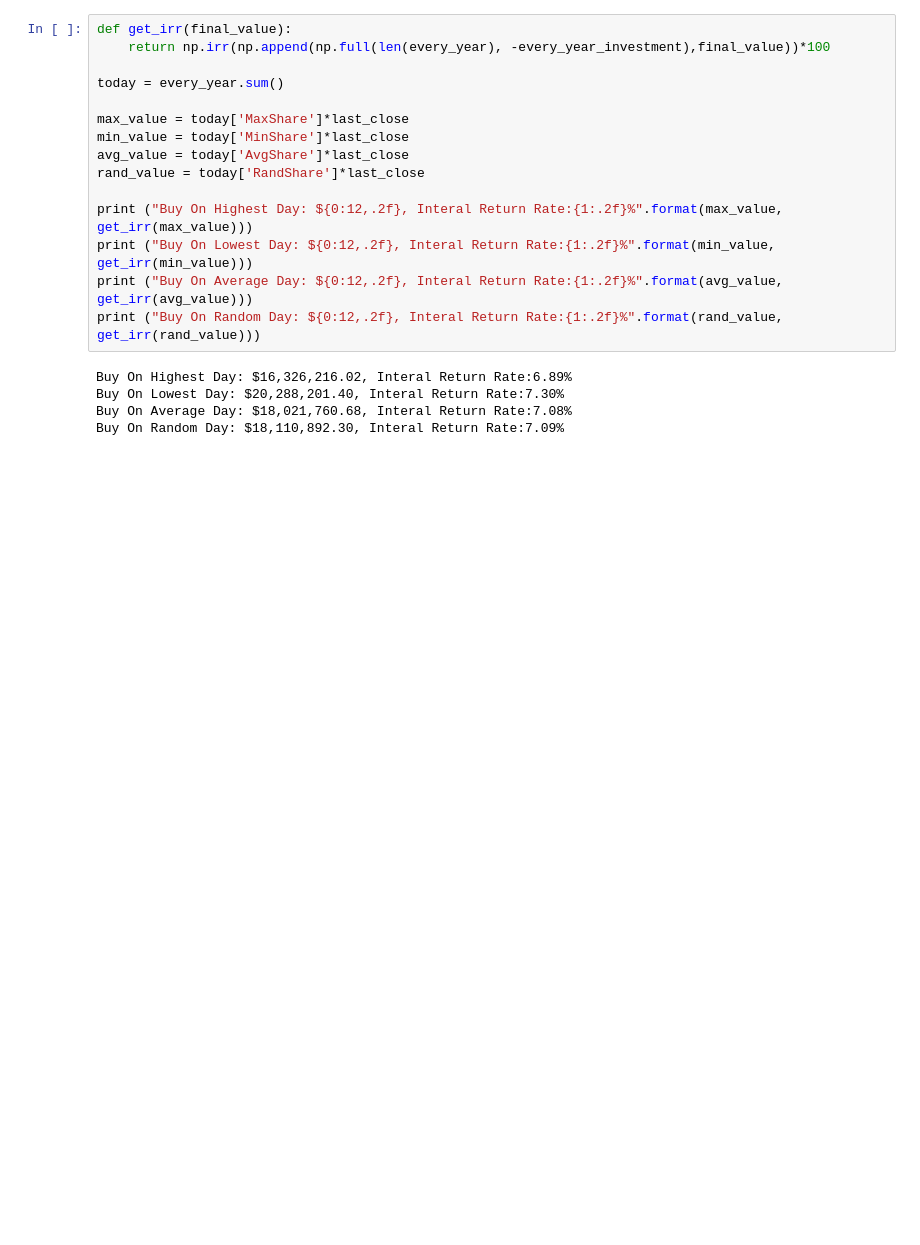
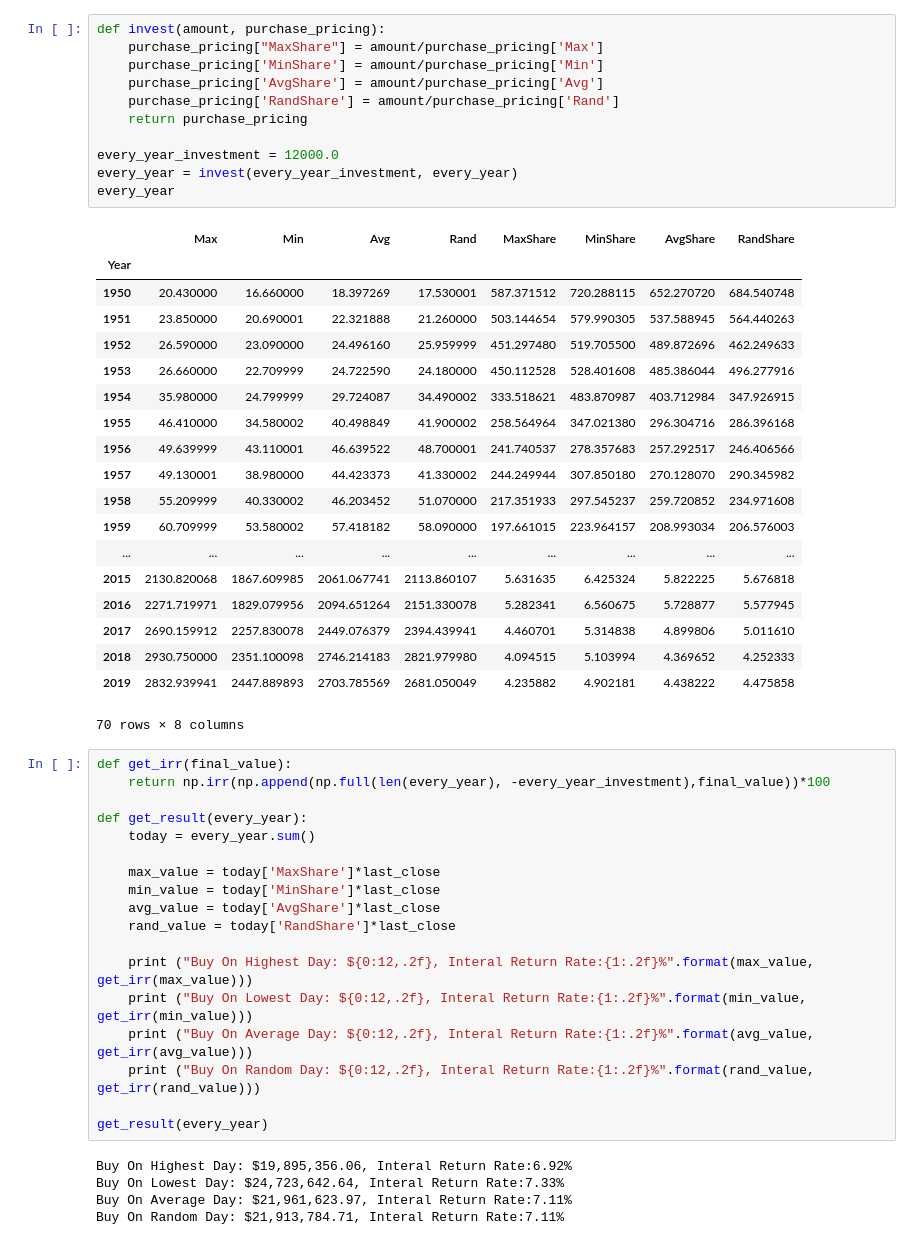
Before and after one commit to dingdinghzq/Investment101, a Jupyter notebook: SP500.ipynb, the cells around one changed output. Drawn from its saved outputs; the diff is of its cells as text; blank space fills up the shorter version.

```diff
--- a/SP500.ipynb
+++ b/SP500.ipynb
@@ -125,23 +108,57 @@ every_year
+# %%
+def invest(amount, purchase_pricing):
+    purchase_pricing["MaxShare"] = amount/purchase_pricing['Max']
+    purchase_pricing['MinShare'] = amount/purchase_pricing['Min']
+    purchase_pricing['AvgShare'] = amount/purchase_pricing['Avg']
+    purchase_pricing['RandShare'] = amount/purchase_pricing['Rand']
+    return purchase_pricing
+
+every_year_investment = 12000.0
+every_year = invest(every_year_investment, every_year)
+every_year
+# %% [output]
+|  | Max | Min | Avg | Rand | MaxShare | MinShare | AvgShare | RandShare |
+| Year |  |  |  |  |  |  |  |  |
+| 1950 | 20.430000 | 16.660000 | 18.397269 | 17.530001 | 587.371512 | 720.288115 | 652.270720 | 684.540748 |
+| 1951 | 23.850000 | 20.690001 | 22.321888 | 21.260000 | 503.144654 | 579.990305 | 537.588945 | 564.440263 |
+| 1952 | 26.590000 | 23.090000 | 24.496160 | 25.959999 | 451.297480 | 519.705500 | 489.872696 | 462.249633 |
+| 1953 | 26.660000 | 22.709999 | 24.722590 | 24.180000 | 450.112528 | 528.401608 | 485.386044 | 496.277916 |
+| 1954 | 35.980000 | 24.799999 | 29.724087 | 34.490002 | 333.518621 | 483.870987 | 403.712984 | 347.926915 |
+| 1955 | 46.410000 | 34.580002 | 40.498849 | 41.900002 | 258.564964 | 347.021380 | 296.304716 | 286.396168 |
+| 1956 | 49.639999 | 43.110001 | 46.639522 | 48.700001 | 241.740537 | 278.357683 | 257.292517 | 246.406566 |
+| 1957 | 49.130001 | 38.980000 | 44.423373 | 41.330002 | 244.249944 | 307.850180 | 270.128070 | 290.345982 |
+| 1958 | 55.209999 | 40.330002 | 46.203452 | 51.070000 | 217.351933 | 297.545237 | 259.720852 | 234.971608 |
+| 1959 | 60.709999 | 53.580002 | 57.418182 | 58.090000 | 197.661015 | 223.964157 | 208.993034 | 206.576003 |
+| ... | ... | ... | ... | ... | ... | ... | ... | ... |
+| 2015 | 2130.820068 | 1867.609985 | 2061.067741 | 2113.860107 | 5.631635 | 6.425324 | 5.822225 | 5.676818 |
+| 2016 | 2271.719971 | 1829.079956 | 2094.651264 | 2151.330078 | 5.282341 | 6.560675 | 5.728877 | 5.577945 |
+| 2017 | 2690.159912 | 2257.830078 | 2449.076379 | 2394.439941 | 4.460701 | 5.314838 | 4.899806 | 5.011610 |
+| 2018 | 2930.750000 | 2351.100098 | 2746.214183 | 2821.979980 | 4.094515 | 5.103994 | 4.369652 | 4.252333 |
+| 2019 | 2832.939941 | 2447.889893 | 2703.785569 | 2681.050049 | 4.235882 | 4.902181 | 4.438222 | 4.475858 |
+70 rows × 8 columns
 # %%
 def get_irr(final_value):
     return np.irr(np.append(np.full(len(every_year), -every_year_investment),final_value))*100
 
-today = every_year.sum()
+def get_result(every_year):
+    today = every_year.sum()
 
-max_value = today['MaxShare']*last_close
-min_value = today['MinShare']*last_close
-avg_value = today['AvgShare']*last_close
-rand_value = today['RandShare']*last_close
+    max_value = today['MaxShare']*last_close
+    min_value = today['MinShare']*last_close
+    avg_value = today['AvgShare']*last_close
+    rand_value = today['RandShare']*last_close
 
-print ("Buy On Highest Day: ${0:12,.2f}, Interal Return Rate:{1:.2f}%".format(max_value, get_irr(max_value)))
-print ("Buy On Lowest Day: ${0:12,.2f}, Interal Return Rate:{1:.2f}%".format(min_value, get_irr(min_value)))
-print ("Buy On Average Day: ${0:12,.2f}, Interal Return Rate:{1:.2f}%".format(avg_value, get_irr(avg_value)))
-print ("Buy On Random Day: ${0:12,.2f}, Interal Return Rate:{1:.2f}%".format(rand_value, get_irr(rand_value)))
+    print ("Buy On Highest Day: ${0:12,.2f}, Interal Return Rate:{1:.2f}%".format(max_value, get_irr(max_value)))
+    print ("Buy On Lowest Day: ${0:12,.2f}, Interal Return Rate:{1:.2f}%".format(min_value, get_irr(min_value)))
+    print ("Buy On Average Day: ${0:12,.2f}, Interal Return Rate:{1:.2f}%".format(avg_value, get_irr(avg_value)))
+    print ("Buy On Random Day: ${0:12,.2f}, Interal Return Rate:{1:.2f}%".format(rand_value, get_irr(rand_value)))
+
+get_result(every_year)
 # %% [output]
-Buy On Highest Day: $16,326,216.02, Interal Return Rate:6.89%
-Buy On Lowest Day: $20,288,201.40, Interal Return Rate:7.30%
-Buy On Average Day: $18,021,760.68, Interal Return Rate:7.08%
-Buy On Random Day: $18,110,892.30, Interal Return Rate:7.09%
+Buy On Highest Day: $19,895,356.06, Interal Return Rate:6.92%
+Buy On Lowest Day: $24,723,642.64, Interal Return Rate:7.33%
+Buy On Average Day: $21,961,623.97, Interal Return Rate:7.11%
+Buy On Random Day: $21,913,784.71, Interal Return Rate:7.11%
 # %%
 print ("No investment:  ${0:12,.2f}".format(len(every_year)*every_year_investment))
 print ("3% interest CD: ${0:12,.2f}".format(np.fv(0.03, 70, -every_year_investment, 0)))
```
Also changed, not shown: parts of 21 cells of this notebook, 1 other file.
